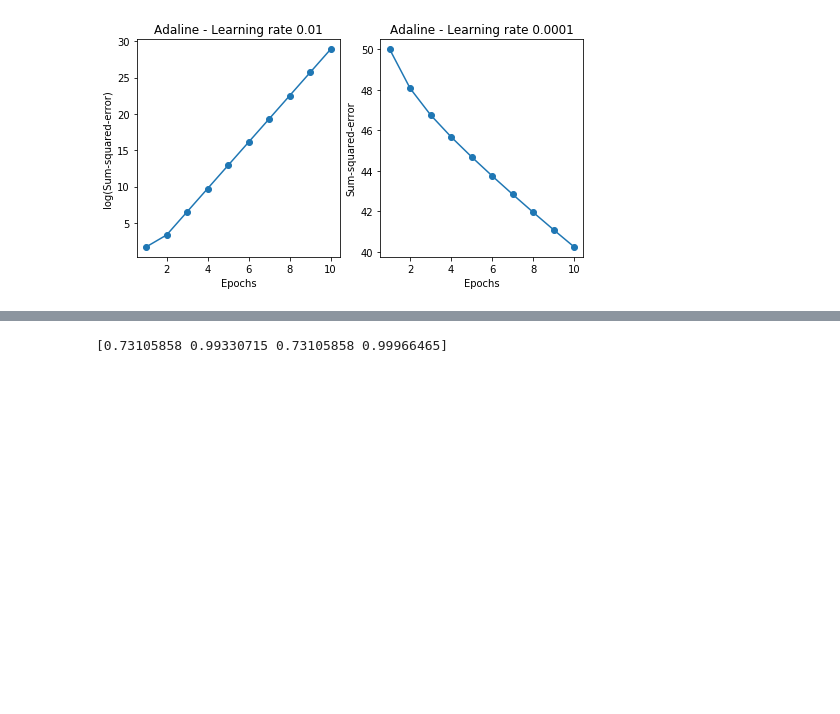
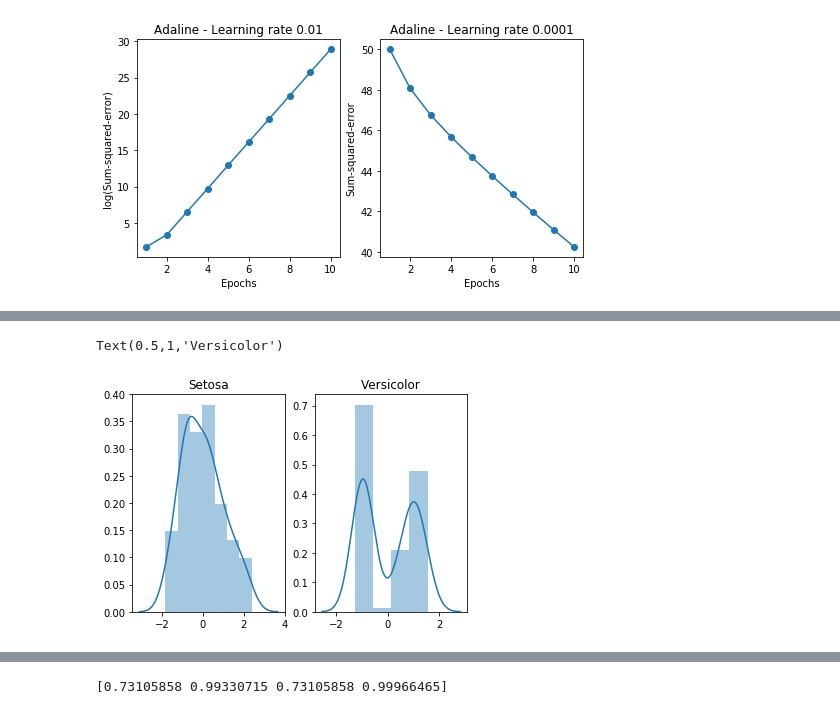
Before and after one commit to vinalyan/Data-Science, a Jupyter notebook: Machine_learning/Neural Networks/Neural Network.ipynb, the cells around one changed output, grey strips where cells are left out. Saved outputs shown, nothing was run; the diff lists cells and outputs as text; code cells hidden in the pictures; blank space fills up the shorter version.

```diff
--- a/Machine_learning/Neural Networks/Neural Network.ipynb
+++ b/Machine_learning/Neural Networks/Neural Network.ipynb
@@ -516,0 +543,11 @@ From the last example we can see the problem to use a learning rate that is too
+# %%
+X_std = np.copy(X)
+X_std[:,0] = (X[:,0] - X[:,0].mean()) / X[:,0].std()
+X_std[:,1] = (X[:,1] - X[:,1].mean()) / X[:,1].std()
+
+fig, ax = plt.subplots(1,2)
+sns.distplot(X_std[:,0], ax=ax[0]).set_title("Setosa - standarized")
+sns.distplot(X_std[:,1], ax=ax[1]).set_title("Versicolor - standarized")
+# %% [output]
+Text(0.5,1,'Versicolor')
+[figure, added]
```
Also changed, not shown: parts of 8 cells of this notebook.
